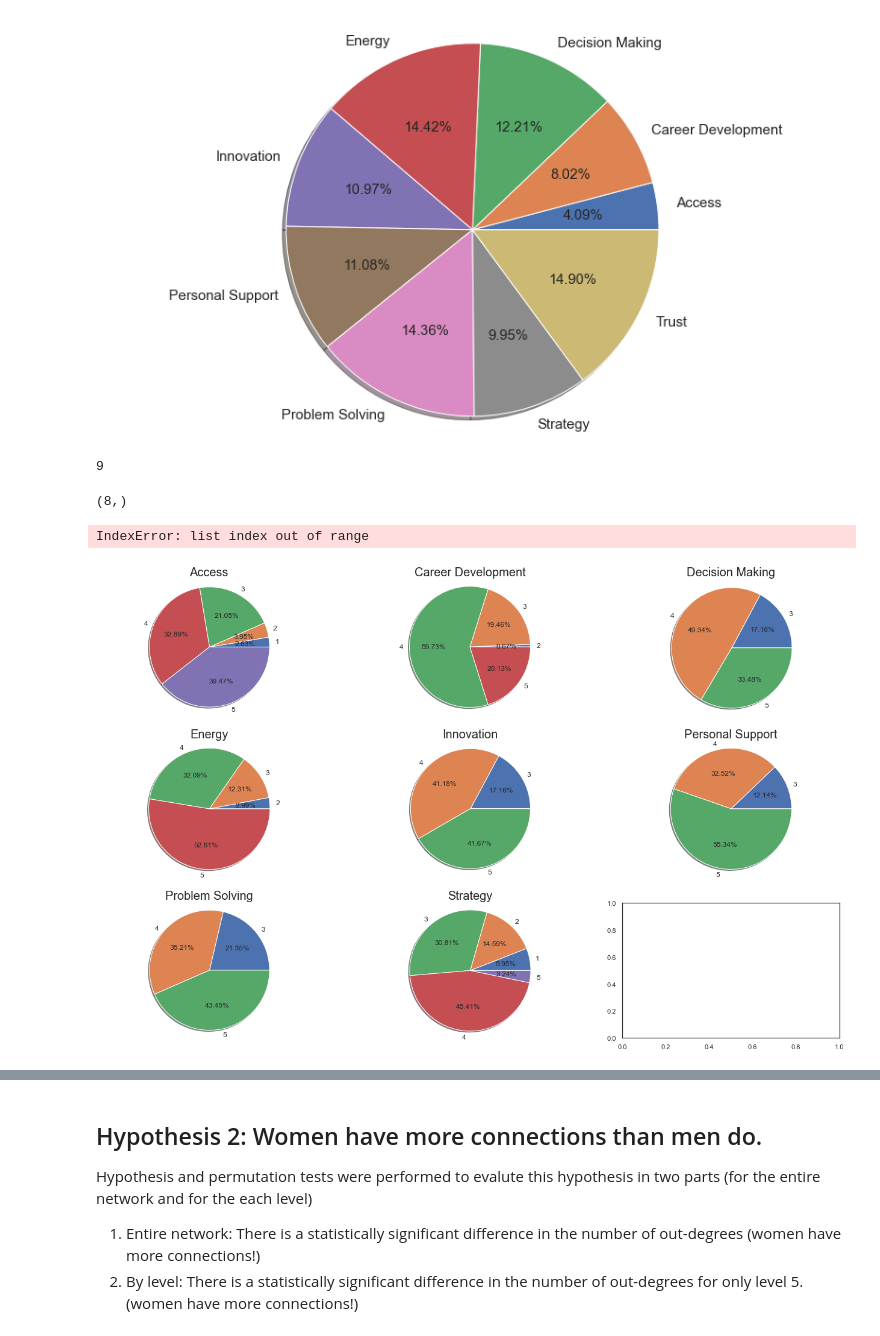
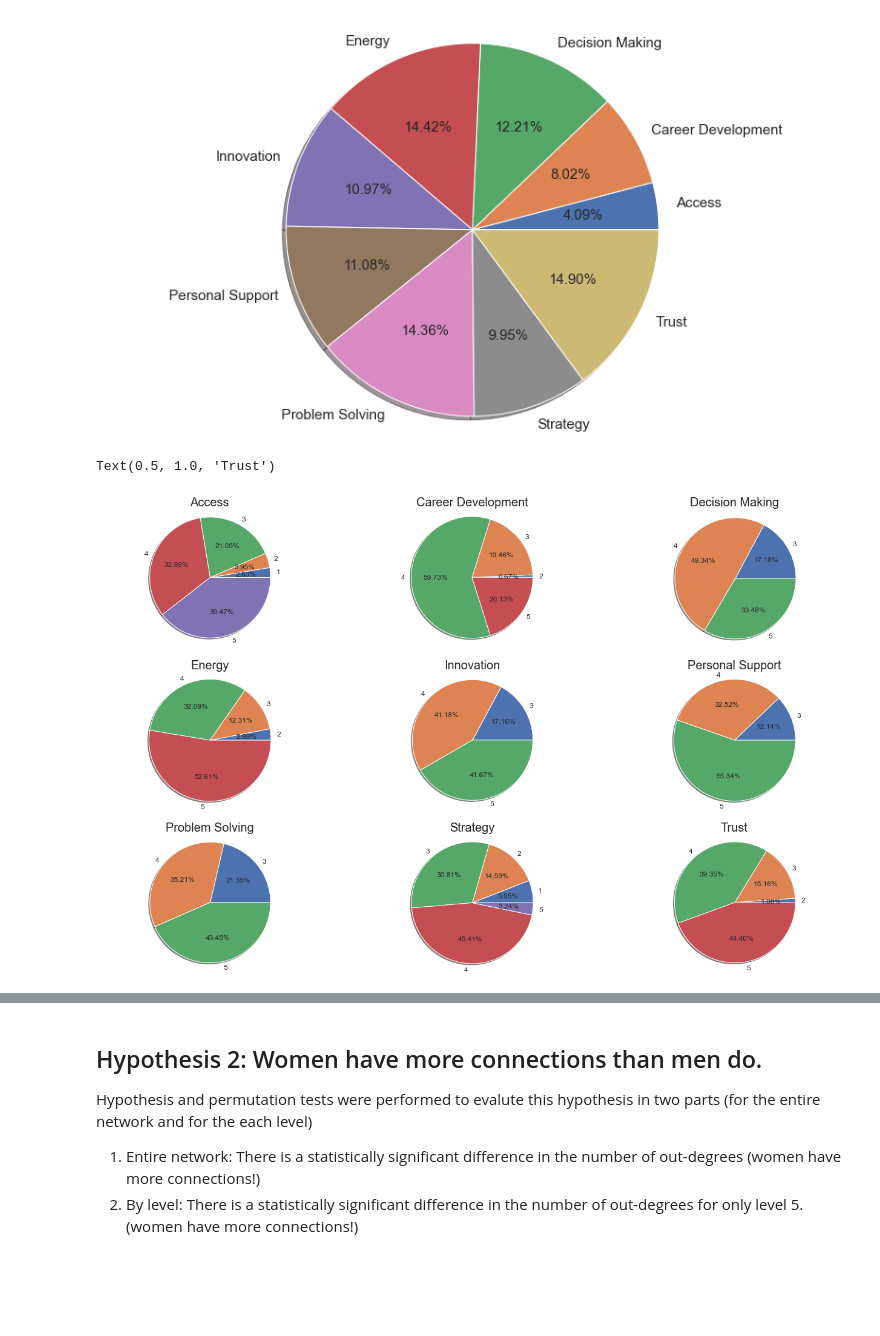
Before and after one commit to feelzoo/assortativity, a Jupyter notebook: Assortativity.ipynb, the cells around one changed output, grey strips where cells are left out. Cells and saved outputs as stored; diff of their text form; code cells hidden in the pictures; blank space fills up the shorter version.

```diff
--- a/Assortativity.ipynb
+++ b/Assortativity.ipynb
@@ -126,14 +95,6 @@ plt.axis('equal')
 # %% [output]
 (-1.1020891552382037, 1.1000994951136382, -1.10170882896, 1.1059511649045843)
 [figure]
-# %%
-level5_labels.count()
-# %% [output]
-9
-# %%
-np.shape(level5_targets)
-# %% [output]
-(8,)
 # %%
 #breaking level 5 data into different labels
 level5_label = []
@@ -149,7 +110,7 @@ plt.pie(temp_count,labels=temp_level,autopct = '%.d')
 '''
 level5_targets = []
 level5_targets_labels= []
-for i in range(0,8):
+for i in range(0,9):
     temp = level5_label[i].groupby('Level_y').Source.count().reset_index()
     level5_targets.append(temp)
     temp2 = temp.Level_y
@@ -175,32 +136,32 @@ plt.title(level5_labels[2],fontsize=20)
 plt.subplot(334)
 plt.pie(level5_targets[3].Source,labels=level5_targets_labels[3],autopct = '%.2f%%',shadow=True,textprops = {'fontsize':12})
 plt.axis('equal')
 plt.title(level5_labels[3],fontsize=20)
 
 plt.subplot(335)
 plt.pie(level5_targets[4].Source,labels=level5_targets_labels[4],autopct = '%.2f%%',shadow=True,textprops = {'fontsize':12})
 plt.axis('equal')
 plt.title(level5_labels[4],fontsize=20)
 
 plt.subplot(336)
 plt.pie(level5_targets[5].Source,labels=level5_targets_labels[5],autopct = '%.2f%%',shadow=True,textprops = {'fontsize':12})
 plt.axis('equal')
 plt.title(level5_labels[5],fontsize=20)
 
 plt.subplot(337)
 plt.pie(level5_targets[6].Source,labels=level5_targets_labels[6],autopct = '%.2f%%',shadow=True,textprops = {'fontsize':12})
 plt.axis('equal')
 plt.title(level5_labels[6],fontsize=20)
 
 plt.subplot(338)
 plt.pie(level5_targets[7].Source,labels=level5_targets_labels[7],autopct = '%.2f%%',shadow=True,textprops = {'fontsize':12})
 plt.axis('equal')
 plt.title(level5_labels[7],fontsize=20)
 
 plt.subplot(339)
 plt.pie(level5_targets[8].Source,labels=level5_targets_labels[8],autopct = '%.2f%%',shadow=True,textprops = {'fontsize':12})
 plt.axis('equal')
 plt.title(level5_labels[8],fontsize=20)
 # %% [output]
-IndexError: list index out of range
+Text(0.5, 1.0, 'Trust')
-[figure, old version]
+[figure, new version]
```
Also changed, not shown: parts of 31 cells of this notebook.
